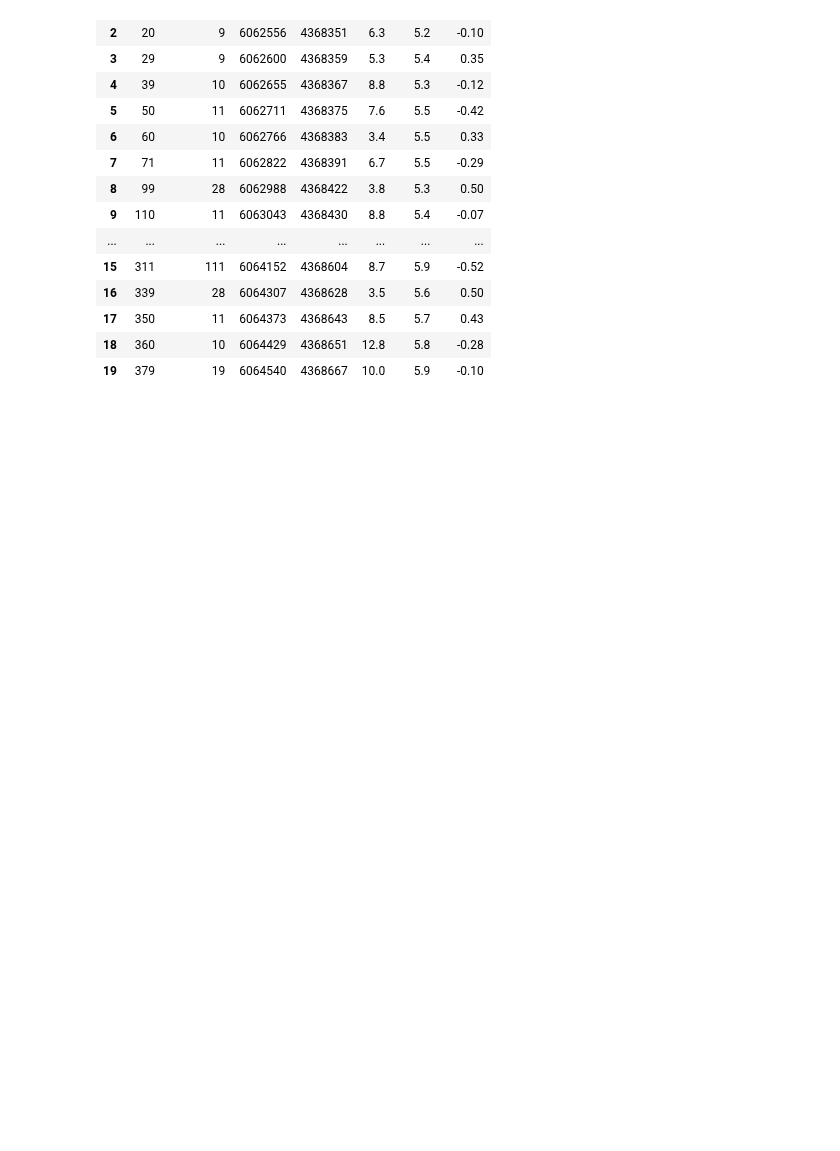
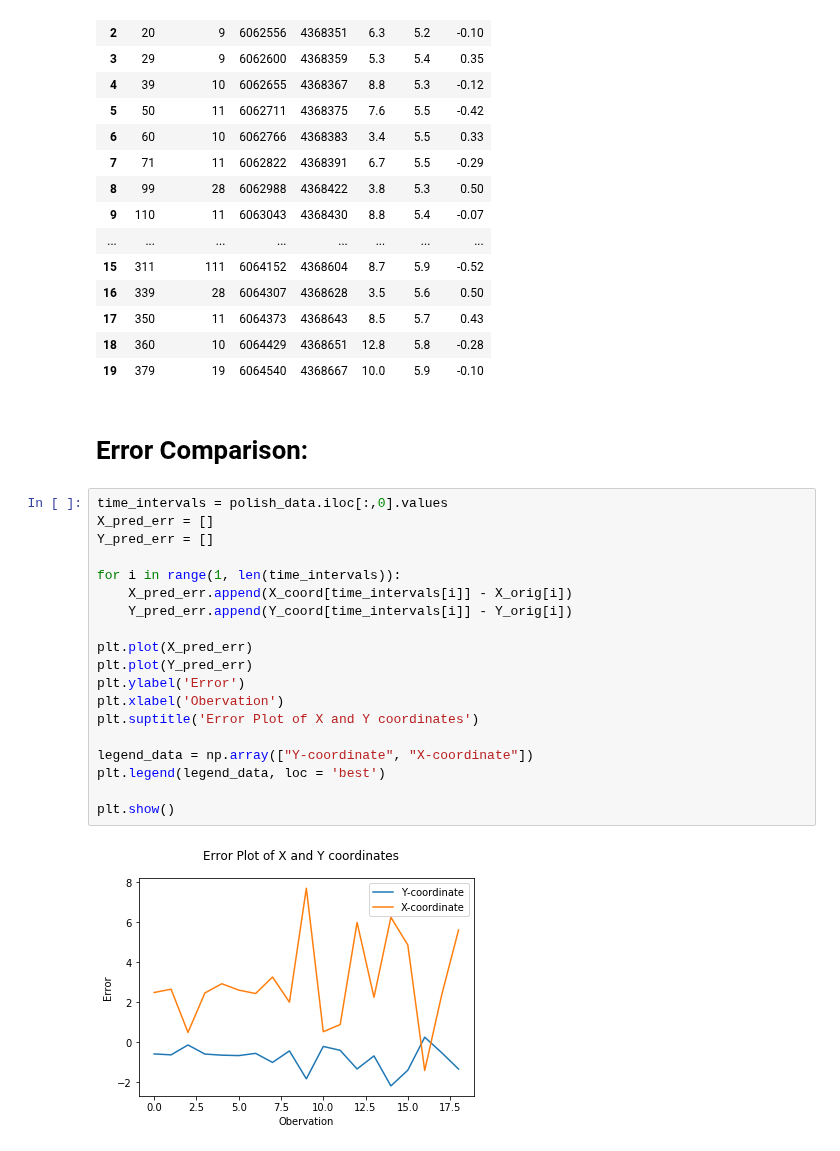
Before and after one commit to cnburger/AIS_KalmanFilter, a Jupyter notebook: KalmanFilter_adjust.ipynb, the cells around one changed output. Cells and saved outputs as stored; diff of their text form; blank space fills up the shorter version.

```diff
--- a/KalmanFilter_adjust.ipynb
+++ b/KalmanFilter_adjust.ipynb
@@ -237,3 +236,26 @@ polish_data
 | 17 | 350 | 11 | 6064373 | 4368643 | 8.5 | 5.7 | 0.43 |
 | 18 | 360 | 10 | 6064429 | 4368651 | 12.8 | 5.8 | -0.28 |
 | 19 | 379 | 19 | 6064540 | 4368667 | 10.0 | 5.9 | -0.10 |
+# %% [markdown]
+# Error Comparison:
+# %%
+time_intervals = polish_data.iloc[:,0].values
+X_pred_err = []
+Y_pred_err = []
+
+for i in range(1, len(time_intervals)):
+    X_pred_err.append(X_coord[time_intervals[i]] - X_orig[i])
+    Y_pred_err.append(Y_coord[time_intervals[i]] - Y_orig[i])
+
+plt.plot(X_pred_err)
+plt.plot(Y_pred_err)
+plt.ylabel('Error')
+plt.xlabel('Obervation')
+plt.suptitle('Error Plot of X and Y coordinates')
+
+legend_data = np.array(["Y-coordinate", "X-coordinate"])
+plt.legend(legend_data, loc = 'best')
+
+plt.show()
+# %% [output]
+[figure, added]
```
Also changed, not shown: parts of 5 cells of this notebook.
